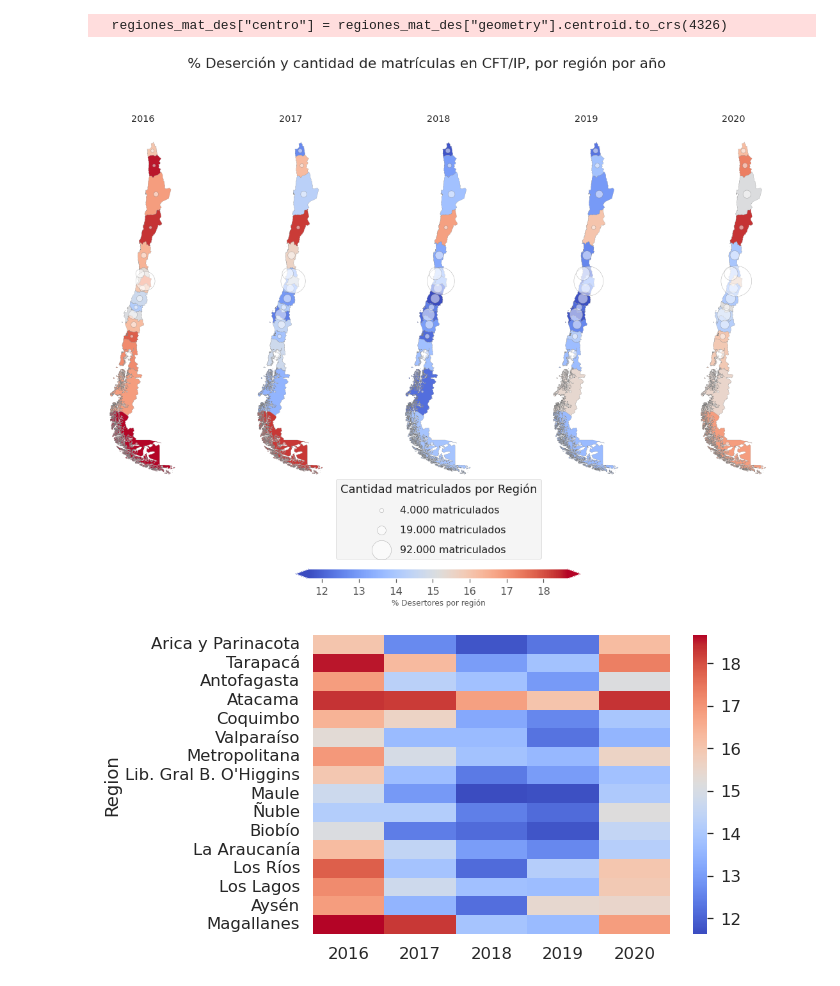
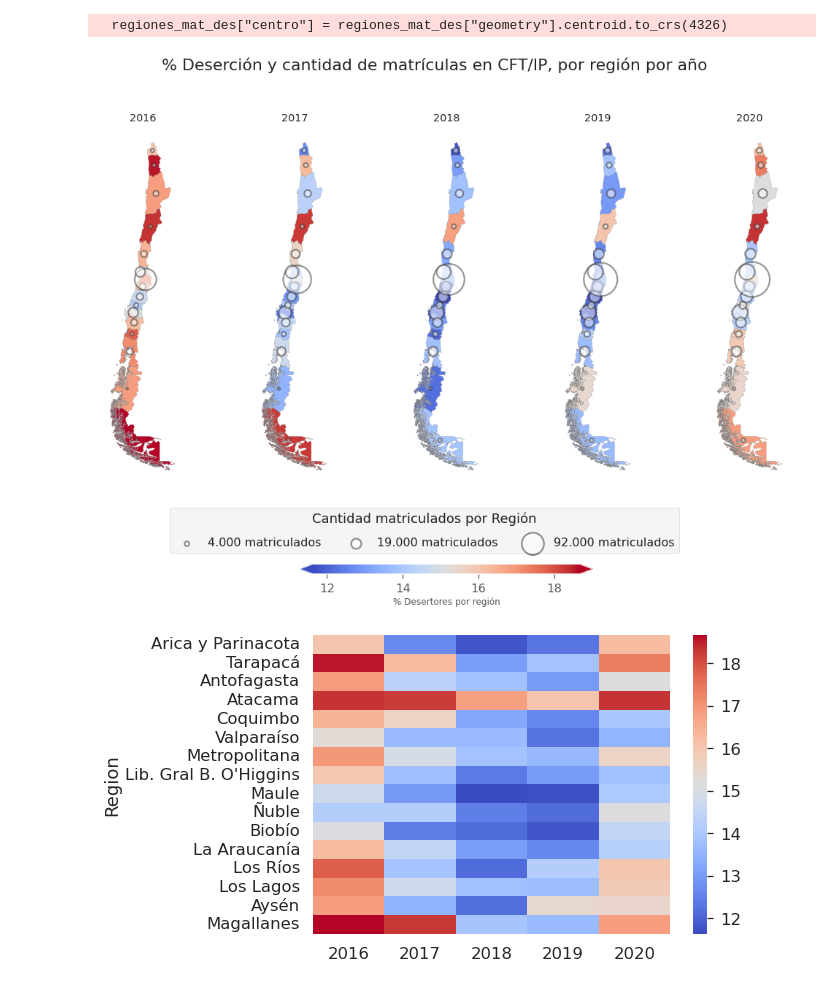
Before and after one commit to GianniCatBug/MDS7201-mineduc-desercion, a Jupyter notebook: notebooks/4.1-exploracion-datos-region-area-conocimiento-ppt.ipynb, the cells around one changed output. Saved outputs shown, nothing was run; the diff lists cells and outputs as text; code cells hidden in the pictures.

```diff
--- a/notebooks/4.1-exploracion-datos-region-area-conocimiento-ppt.ipynb
+++ b/notebooks/4.1-exploracion-datos-region-area-conocimiento-ppt.ipynb
@@ -154,7 +159,7 @@ cbar = plt.cm.ScalarMappable(norm=norm, cmap=colores)
 # %%
 # plot
 anios = sorted(regiones_mat_des["anio_desercion"].unique())
-fig, axes = plt.subplots(figsize=(20,15), ncols=len(anios), nrows=1);
+fig, axes = plt.subplots(figsize=(18,13), ncols=len(anios), nrows=1);
 axes = axes.flatten()
 plt.suptitle("% Deserción y cantidad de matrículas en CFT/IP, por región por año", fontsize=22)
 
@@ -176,46 +181,49 @@ for i, a in enumerate(anios):
         ax=base,
         marker="o",
         color="white",
-        edgecolor="dimgrey",
+        edgecolor="#303030",
         markersize=t["mrun"] / 100,
         alpha=0.5,
-        legend=True
+        legend=True,
+        linewidth=2.2
     );
     axes[i].set_xlim([-77, -65]);
     axes[i].set_title(a);
     axes[i].set_axis_off();
     axes[i].grid(None);
 
     if i == len(axes) - 1:
         # Adds three phantom data points to the map, plotted off-screen at lat=lon=0
         for area in (cantidades["mrun"]).quantile([.25, .75, .95]):
             axes[i].scatter(
                 [0], [0], c='white',
                 alpha=0.5, s=area / 100,
-                edgecolor="dimgrey",
+                edgecolor="#303030",
+                linewidth=2.2,
                 label=f'{locale.format_string("%.f", int(np.round(area, -3)), grouping=True)} matriculados'
             )
 
         # Creates the legend with black circles
         legend1 = axes[i].legend(
             scatterpoints=1, frameon=True, labelspacing=1, loc='lower center', fontsize=16,
-            bbox_to_anchor=(-3, -0.2),
+            bbox_to_anchor=(-3.4, -0.2),
             title="Cantidad matriculados por Región",
-            title_fontsize=18
+            title_fontsize=18,
+            ncol=3
         )
 
         # Adds the legend above to the current axes in the figure
         fig.gca().add_artist(legend1)
 
 # add colorbar
 ax_cbar = fig.colorbar(
     cbar, ax=axes, location="bottom", orientation="horizontal",
     aspect=30, shrink=0.4, extend='both'
 )
 ax_cbar.set_label('% Desertores por región')
 #ax_cbar.set_yticklabels(['{0:.2f}%'.format(ytick*100) for ytick in yticks])
 # %% [output]
-[figure, old version]
+[figure, new version]
 # %%
 regiones_ord_geo = [
     'Arica y Parinacota', 'Tarapacá', 'Antofagasta', 'Atacama', 'Coquimbo', 'Valparaíso',
```
Also changed, not shown: parts of 7 cells of this notebook, 1 other file.
